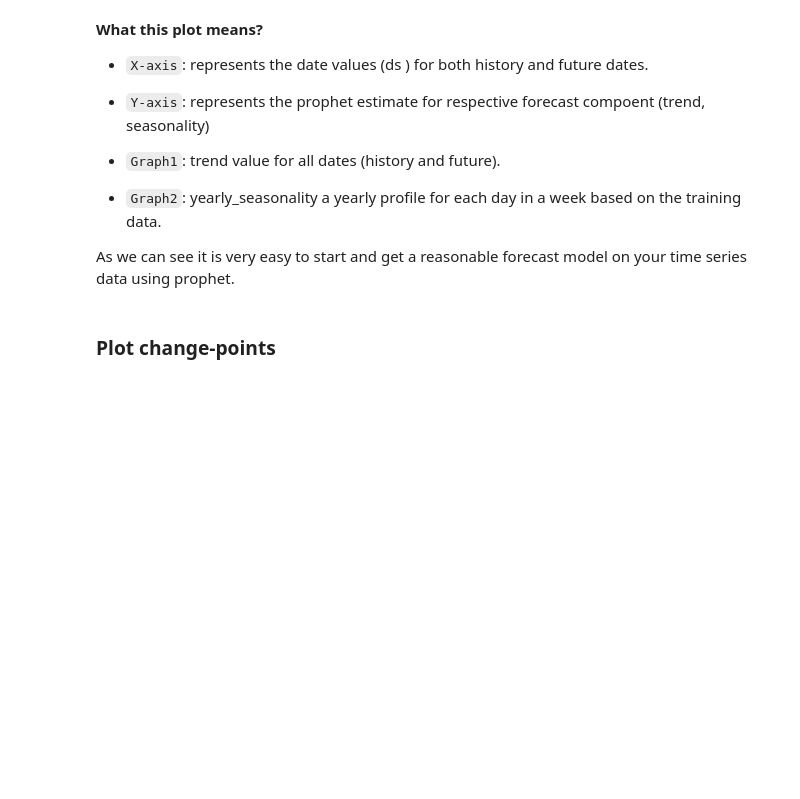
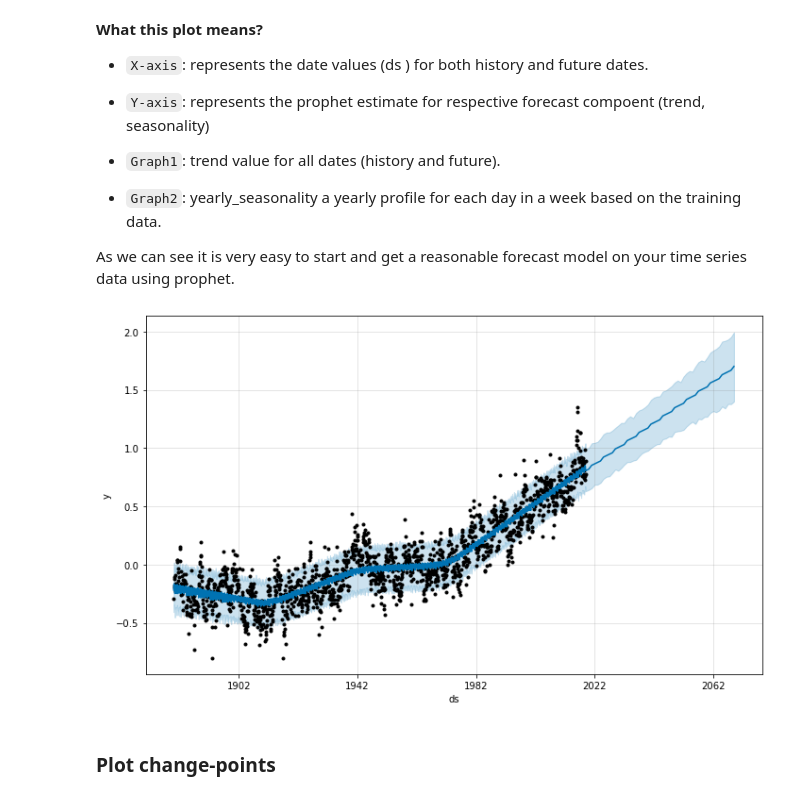
Before and after one commit to Ironhack-Data-Madrid-Octubre-2021/apuntes_clase, a Jupyter notebook: semana_07/Time-Series-Prophet/Notebooks/1- Time-Series.ipynb, the cells around one changed output. Cells and saved outputs as stored; diff of their text form; code cells hidden in the pictures; blank space fills up the shorter version.

```diff
--- a/semana_07/Time-Series-Prophet/Notebooks/1- Time-Series.ipynb
+++ b/semana_07/Time-Series-Prophet/Notebooks/1- Time-Series.ipynb
@@ -134,6 +210,9 @@ A variation in values from the output presented above is to be expected as Proph
 As we can see it is very easy to start and get a reasonable forecast model on your time series data using prophet.
 # %%
 # uncertainty is the error of our predictions
+fig1 = model.plot(forecast, uncertainty = True)
+# %% [output]
+[figure, added]
 # %% [markdown]
 ### Plot change-points
 # %% [markdown]
```
Also changed, not shown: parts of 34 cells of this notebook, 5 other files.
